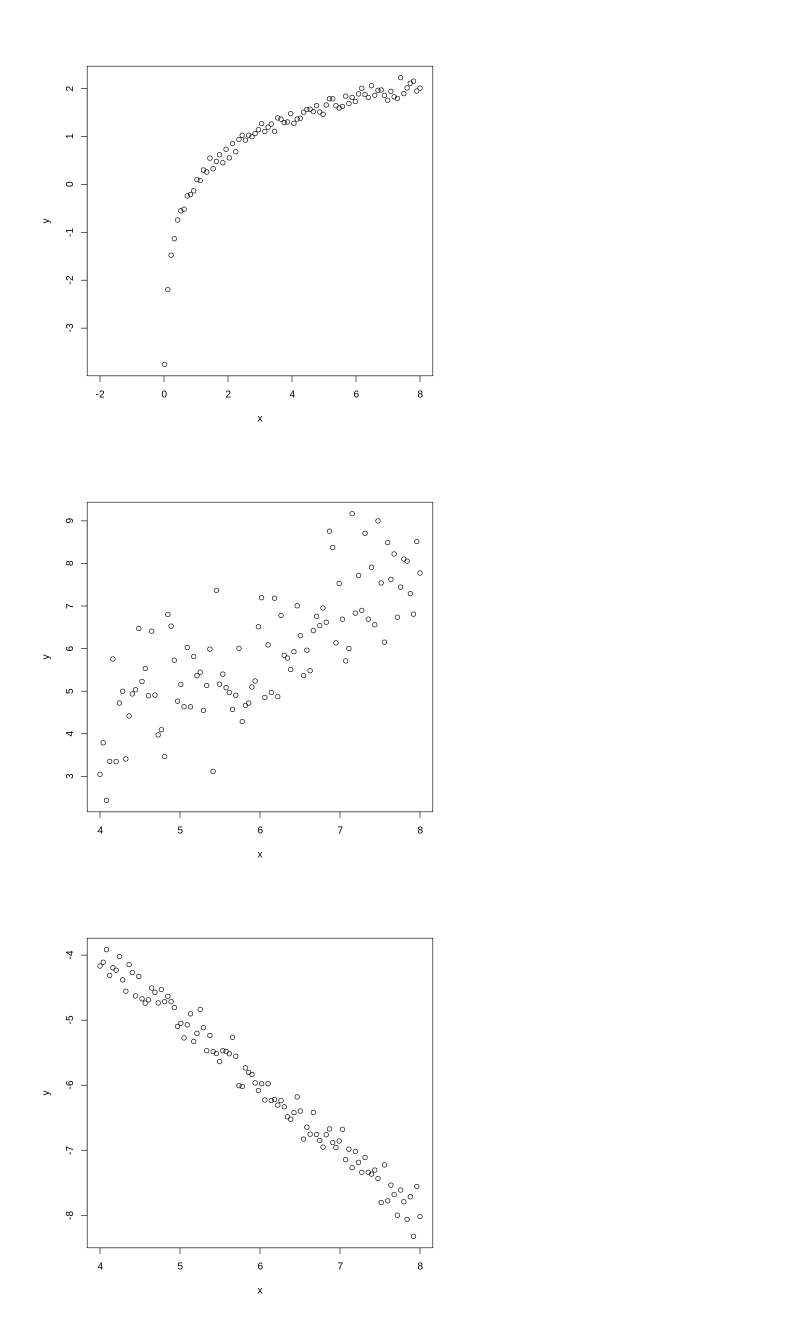
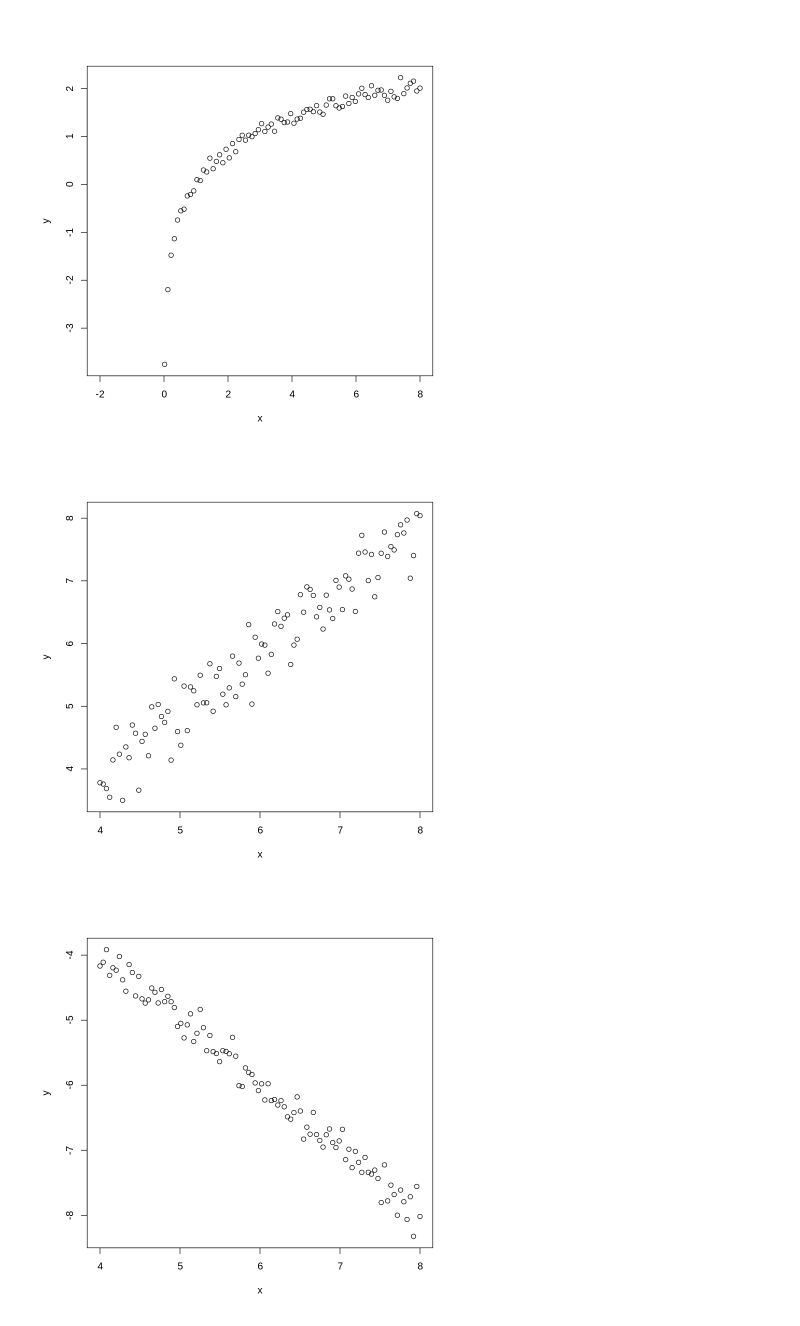
Before and after one commit to joel-quek/NUS, a Jupyter notebook: GEA1000 BL 2.0/BL2.0 Chapter 3 Plots.ipynb, the cells around one changed output. Cells and saved outputs as stored; diff of their text form; code cells hidden in the pictures.

```diff
--- a/GEA1000 BL 2.0/BL2.0 Chapter 3 Plots.ipynb
+++ b/GEA1000 BL 2.0/BL2.0 Chapter 3 Plots.ipynb
@@ -47,15 +47,15 @@ Warning message in eval(expr, envir, enclos):
 # %%
 x = seq(4, 8, length = 100)
 
 # Generate y values with correlation coefficient of 0.9
 correlation = 0.98
 y = correlation * x  # Modify the relationship between x and y
-e = rnorm(100, 0, 1)
+e = rnorm(100, 0, 0.3)
 y = y + e
 
 plot(x, y)
 # %% [output]
-[figure, old version]
+[figure, new version]
 # %%
 x=seq(4,8,length=100)
 
```
Also changed, not shown: parts of 27 cells of this notebook.
